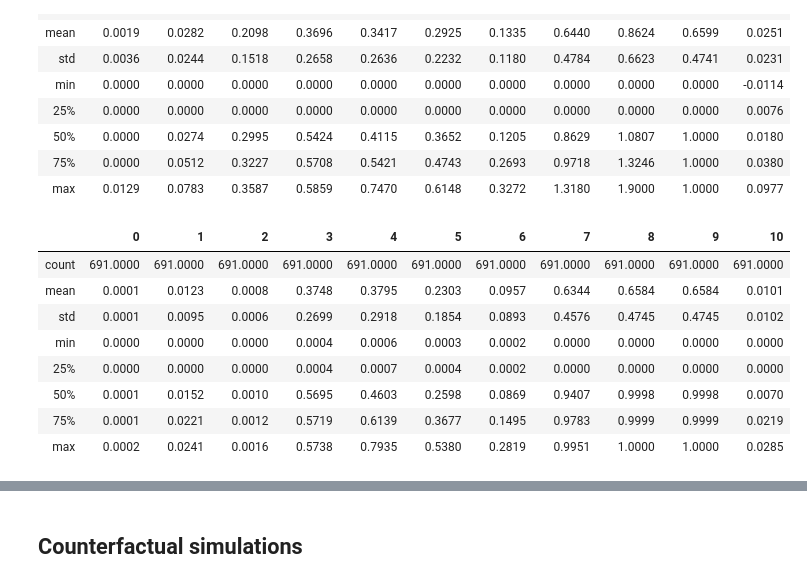
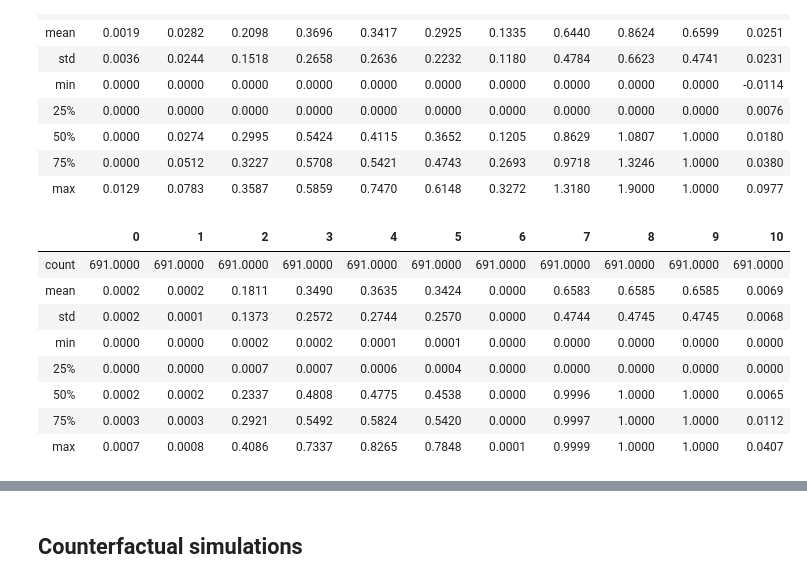
Before and after one commit to denominations-io/macroeconomics, a Jupyter notebook: timeseries_transformer.ipynb, the cells around one changed output, grey strips where cells are left out. Saved outputs shown, nothing was run; the diff lists cells and outputs as text; code cells hidden in the pictures.

```diff
--- a/timeseries_transformer.ipynb
+++ b/timeseries_transformer.ipynb
@@ -521,0 +515,4 @@ TensorShape([16, 11])
+# %%
+es = tf.keras.callbacks.EarlyStopping(monitor='loss', mode='min', patience=2)
+lr = tf.keras.callbacks.LearningRateScheduler(simulator_schedule, verbose=0)
+tb = tf.keras.callbacks.TensorBoard(log_dir='./output', histogram_freq=1, write_graph=True)
@@ -522,5 +521,5 @@ TensorShape([16, 11])
 # %%
-def build_generator(params, model_name='generator'):
+def build_simulator(params, model_name='simulator'):
     src = tf.keras.Input(shape=(params['num_variables'], 1), name='src_input')
     hist = tf.keras.Input(shape=(params['num_variables'], params['num_timesteps']), name='hist_input')
     tar = tf.keras.Input(shape=(params['num_variables'], 1), name='tar_input')
@@ -529,13 +528,13 @@ def build_generator(params, model_name='generator'):
                                         d_model=params['d_model'], dff=params['dff'],
                                         num_variables=params['num_variables'],
                                         num_timesteps=params['num_timesteps'], batch_size=params['batch_size'])
-    generated = transformer(src, hist=hist, tar=tar)
+    generated = transformer(src, hist=hist, tar=tar, training=True)
     generated = tf.keras.layers.Reshape((params['num_variables'], 1))(generated)
     generator = tf.keras.Model(inputs=[src, hist, tar], outputs=generated, name=model_name)
     generator.summary()
 
     return generator
 # %%
-generator = build_generator(params, model_name='generator')
-generator.compile('adam', loss='mean_absolute_error', metrics=['mse'])
+simulator = build_simulator(params)
+simulator.compile('adam', loss='mean_absolute_error', metrics=['mse'])
 # %% [output]
@@ -558,7 +557,7 @@ Trainable params: 3,327,755
 Non-trainable params: 0
 __________________________________________________________________________________________________
 # %%
-generator.fit([src_input, src_history_input, tar_input], tar_input, batch_size=params['batch_size'],
-              epochs=params['num_epochs'])
+simulator.fit([src_input, src_history_input, tar_input], tar_input, batch_size=params['batch_size'],
+               epochs=params['num_epochs'], callbacks=[es, lr, tb])
 # %% [output]
 Train on 691 samples
@@ -593,20 +596,20 @@ pd.DataFrame(generator_target).describe()
 | 75% | 0.0000 | 0.0512 | 0.3227 | 0.5708 | 0.5421 | 0.4743 | 0.2693 | 0.9718 | 1.3246 | 1.0000 | 0.0380 |
 | max | 0.0129 | 0.0783 | 0.3587 | 0.5859 | 0.7470 | 0.6148 | 0.3272 | 1.3180 | 1.9000 | 1.0000 | 0.0977 |
 # %%
-gen_preds = generator.predict([src_input, src_history_input, tar_input])
-generator_predictions = map(lambda v: v.flatten(), gen_preds)
-gen_df = pd.DataFrame(generator_predictions)
+gen_preds = simulator.predict([src_input, src_history_input, tar_input])
+generated_predictions = map(lambda v: v.flatten(), gen_preds)
+gen_df = pd.DataFrame(generated_predictions)
 gen_df.describe()
 # %% [output]
 |  | 0 | 1 | 2 | 3 | 4 | 5 | 6 | 7 | 8 | 9 | 10 |
 | count | 691.0000 | 691.0000 | 691.0000 | 691.0000 | 691.0000 | 691.0000 | 691.0000 | 691.0000 | 691.0000 | 691.0000 | 691.0000 |
-| mean | 0.0001 | 0.0123 | 0.0008 | 0.3748 | 0.3795 | 0.2303 | 0.0957 | 0.6344 | 0.6584 | 0.6584 | 0.0101 |
-| std | 0.0001 | 0.0095 | 0.0006 | 0.2699 | 0.2918 | 0.1854 | 0.0893 | 0.4576 | 0.4745 | 0.4745 | 0.0102 |
-| min | 0.0000 | 0.0000 | 0.0000 | 0.0004 | 0.0006 | 0.0003 | 0.0002 | 0.0000 | 0.0000 | 0.0000 | 0.0000 |
-| 25% | 0.0000 | 0.0000 | 0.0000 | 0.0004 | 0.0007 | 0.0004 | 0.0002 | 0.0000 | 0.0000 | 0.0000 | 0.0000 |
-| 50% | 0.0001 | 0.0152 | 0.0010 | 0.5695 | 0.4603 | 0.2598 | 0.0869 | 0.9407 | 0.9998 | 0.9998 | 0.0070 |
-| 75% | 0.0001 | 0.0221 | 0.0012 | 0.5719 | 0.6139 | 0.3677 | 0.1495 | 0.9783 | 0.9999 | 0.9999 | 0.0219 |
-| max | 0.0002 | 0.0241 | 0.0016 | 0.5738 | 0.7935 | 0.5380 | 0.2819 | 0.9951 | 1.0000 | 1.0000 | 0.0285 |
+| mean | 0.0002 | 0.0002 | 0.1811 | 0.3490 | 0.3635 | 0.3424 | 0.0000 | 0.6583 | 0.6585 | 0.6585 | 0.0069 |
+| std | 0.0002 | 0.0001 | 0.1373 | 0.2572 | 0.2744 | 0.2570 | 0.0000 | 0.4744 | 0.4745 | 0.4745 | 0.0068 |
+| min | 0.0000 | 0.0000 | 0.0002 | 0.0002 | 0.0001 | 0.0001 | 0.0000 | 0.0000 | 0.0000 | 0.0000 | 0.0000 |
+| 25% | 0.0000 | 0.0000 | 0.0007 | 0.0007 | 0.0006 | 0.0004 | 0.0000 | 0.0000 | 0.0000 | 0.0000 | 0.0000 |
+| 50% | 0.0002 | 0.0002 | 0.2337 | 0.4808 | 0.4775 | 0.4538 | 0.0000 | 0.9996 | 1.0000 | 1.0000 | 0.0065 |
+| 75% | 0.0003 | 0.0003 | 0.2921 | 0.5492 | 0.5824 | 0.5420 | 0.0000 | 0.9997 | 1.0000 | 1.0000 | 0.0112 |
+| max | 0.0007 | 0.0008 | 0.4086 | 0.7337 | 0.8265 | 0.7848 | 0.0001 | 0.9999 | 1.0000 | 1.0000 | 0.0407 |
 # %%
 generated_cpi = gen_df[num_variables-1].values
 gan_cpi = sim_df[['label']][0:n].values
```
Also changed, not shown: parts of 24 cells of this notebook, 3 other files.
